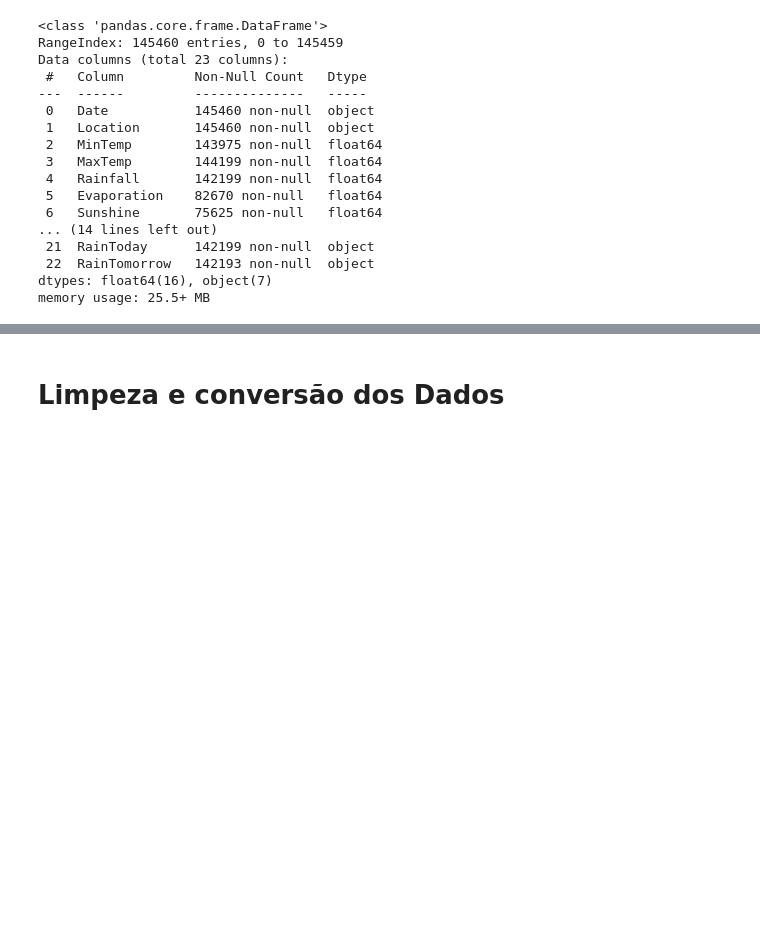
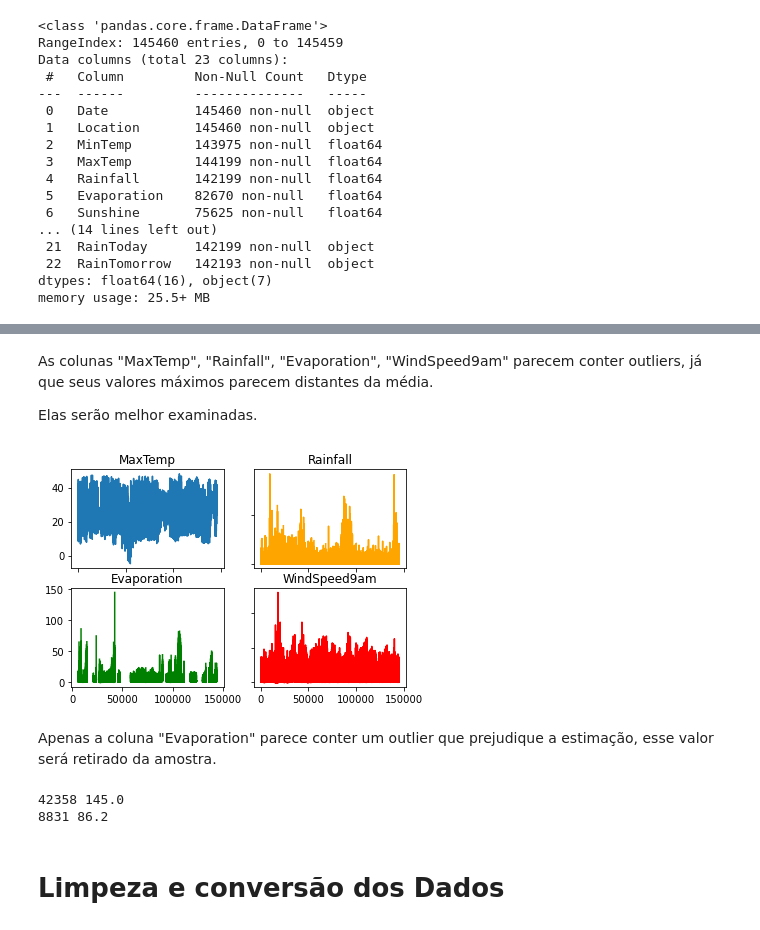
Before and after one commit to rstellet8/p2-datamining, a Jupyter notebook: rainNb.ipynb, the cells around one changed output, grey strips where cells are left out. Saved outputs shown, nothing was run; the diff lists cells and outputs as text; code cells hidden in the pictures; blank space fills up the shorter version.

```diff
--- a/rainNb.ipynb
+++ b/rainNb.ipynb
@@ -51,3 +67,36 @@ memory usage: 25.5+ MB
+# %% [markdown]
+As colunas "MaxTemp", "Rainfall", "Evaporation", "WindSpeed9am" parecem conter outliers, já que seus valores máximos parecem distantes da média.
+
+Elas serão melhor examinadas.
+# %%
+to_exam = ["MaxTemp", "Rainfall", "Evaporation", "WindSpeed9am"]
+
+fig, axs = plt.subplots(2, 2)
+axs[0, 0].plot(data[to_exam[0]])
+axs[0, 0].set_title(to_exam[0])
+
+axs[0, 1].plot(data[to_exam[1]], color="orange")
+axs[0, 1].set_title(to_exam[1])
+
+axs[1, 0].plot(data[to_exam[2]], color="green")
+axs[1, 0].set_title(to_exam[2])
+
+axs[1, 1].plot(data[to_exam[3]], color="red")
+axs[1, 1].set_title(to_exam[3])
+
+for ax in fig.get_axes():
+    ax.label_outer()
+# %% [output]
+[figure, added]
+# %% [markdown]
+Apenas a coluna "Evaporation" parece conter um outlier que prejudique a estimação, esse valor será retirado da amostra.
+# %%
+print(data["Evaporation"].idxmax(), data["Evaporation"].max())
+data = data.drop(index=data["Evaporation"].idxmax())
+print(data["Evaporation"].idxmax(), data["Evaporation"].max())
+# %% [output]
+42358 145.0
+8831 86.2
 # %% [markdown]
 # Limpeza e conversão dos Dados
 # %%
```
Also changed, not shown: parts of 26 cells of this notebook.
